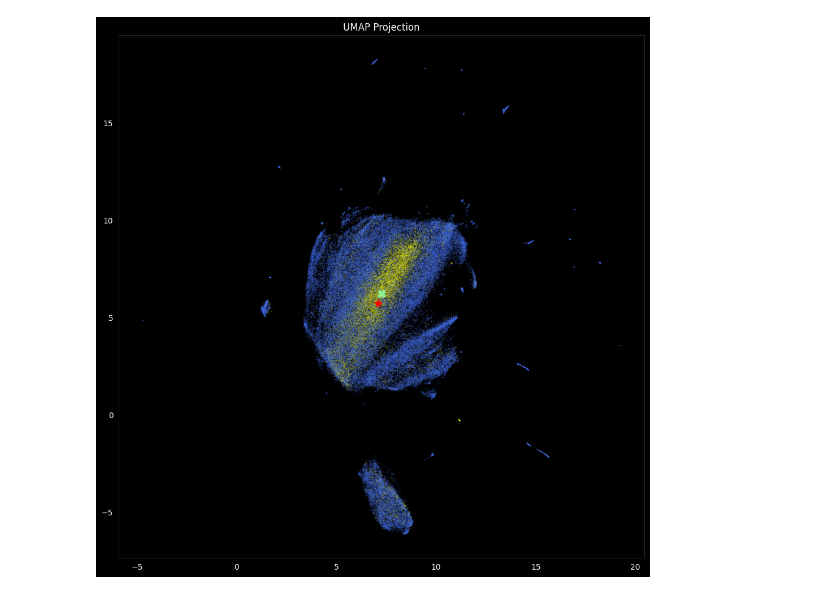
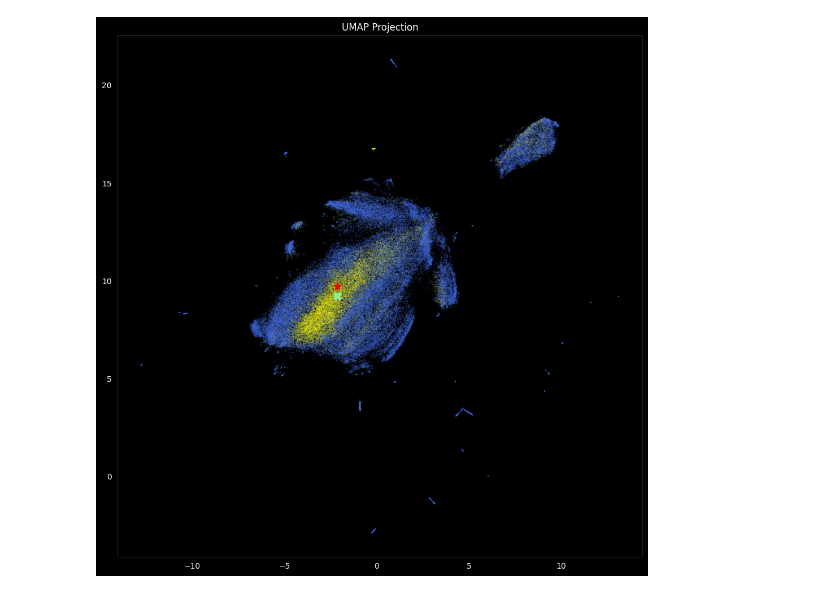
Before and after one commit to mikachou/funnypress-data-study, a Jupyter notebook: notebooks/02_analyse_2_3_bert.ipynb, the cells around one changed output. Saved outputs shown, nothing was run; the diff lists cells and outputs as text; code cells hidden in the pictures.

```diff
--- a/notebooks/02_analyse_2_3_bert.ipynb
+++ b/notebooks/02_analyse_2_3_bert.ipynb
@@ -100,6 +55,6 @@ pca_graph(all_embeddings_np)
 # %%
 y = df.funny
 # %%
-mapper = umap.UMAP(n_components=2, n_jobs=-1, verbose=1, random_state=314).fit(all_embeddings_np)
+mapper = umap.UMAP(n_components=2, n_jobs=-1, verbose=1, random_state=314).fit(embeddings)
 # %% [output]
 UMAP(n_jobs=1, random_state=314, verbose=1)
@@ -131,4 +86,4 @@ Sun Nov 17 02:54:04 2024 Finished embedding
 # %%
-embedding = mapper.transform(all_embeddings_np)
+umap_embedding = mapper.transform(embeddings)
 # %%
 # Plot the result
@@ -139,7 +94,7 @@ plt.show()
 # %%
-mean_point = all_embeddings_np[y==1].mean(axis=0)
+mean_point = embeddings[y==1].mean(axis=0)
 # %%
-median_point = np.median(all_embeddings_np[y==1], axis=0)
+median_point = np.median(embeddings[y==1], axis=0)
 # %%
 mean_umap = mapper.transform([mean_point])[0]
 median_umap = mapper.transform([median_point])[0]
@@ -175,12 +130,12 @@ Epochs completed:   0%|            0/100 [00:00]
         completed  80  /  100 epochs
         completed  90  /  100 epochs
 # %%
-plt = umap_plt(embedding, y)
+plt = umap_plt(umap_embedding, y)
 
 plt.scatter(mean_umap[0], mean_umap[1], color='red', s=100, marker='*', label="Mean Point")
 plt.scatter(median_umap[0], median_umap[1], color='lightgreen', s=100, marker='X', label="Median Point")
 
 plt.show()
 # %% [output]
-[figure, old version]
+[figure, new version]
 # %%
```
Also changed, not shown: parts of 14 cells of this notebook, 1 other file.
